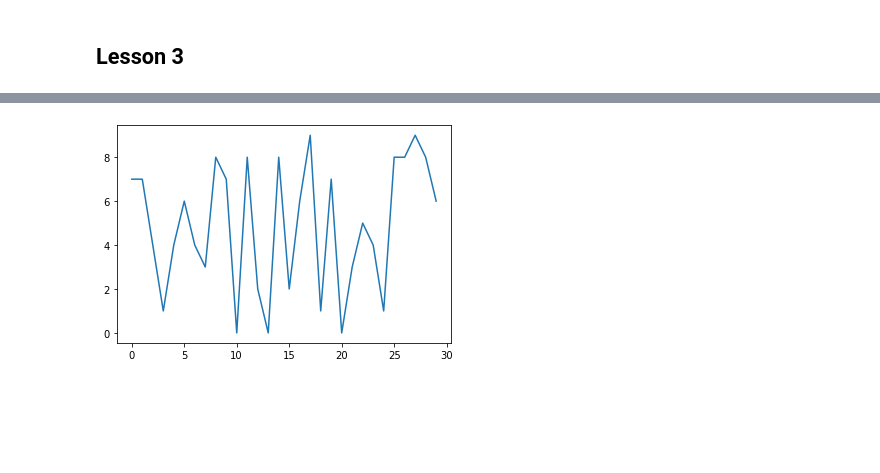
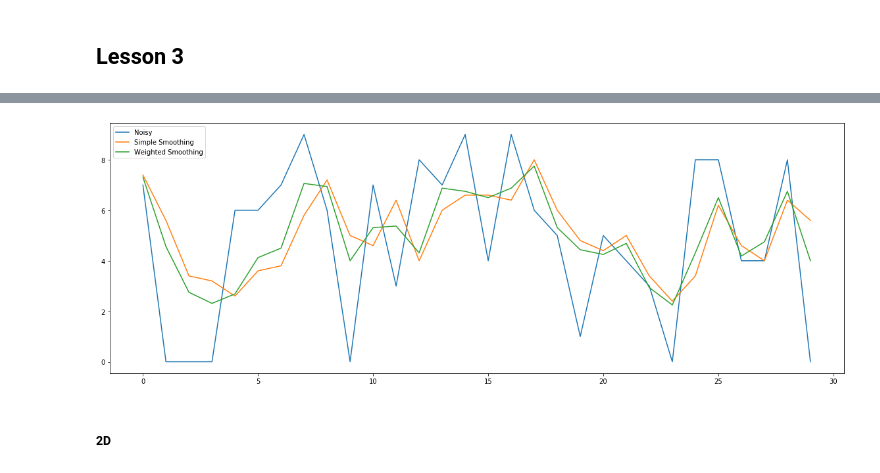
Before and after one commit to grant-king/ML_progress, a Jupyter notebook: ICV_challenges/IntroCV_notes.ipynb, the cells around one changed output, grey strips where cells are left out. Saved outputs shown, nothing was run; the diff lists cells and outputs as text; code cells hidden in the pictures; blank space fills up the shorter version.

```diff
--- a/ICV_challenges/IntroCV_notes.ipynb
+++ b/ICV_challenges/IntroCV_notes.ipynb
@@ -123,11 +124,34 @@ _ = [ax.set_axis_off() for ax in [sp1, sp2, sp3]]
-# %%
-#noisy values
-values = np.random.randint(0, 10, 30)
-fig = plt.plot(range(values.size), values)
-
-#uniform moving average to smooth noise, weights 0111110
-
-
-#weighted moving average to smooth noise, weights 0146410
-# %% [output]
-[figure, removed]
+# %%
+#noisy values
+values = np.random.randint(0, 10, 34)
+
+#uniform moving average to smooth noise, weights 0111110
+simple_ma = [value for value in values[:2]]
+for idx, value in enumerate(values[2:-2]):
+    simple_ma.append((values[idx - 2] + values[idx - 1] + value + values[idx + 1] + values[idx + 1])/5)
+
+_ = [simple_ma.append(value) for value in values[-2:]]
+
+#weighted moving average to smooth noise, weights 0146410
+weighted_ma = [value for value in values[:2]]
+for idx, value in enumerate(values[2:-2]):
+    weighted_ma.append((values[idx - 2] + (values[idx - 1] * 4) + (value * 6) + (values[idx + 1] * 4) + values[idx + 1])/16)
+
+_ = [weighted_ma.append(value) for value in values[-2:]]
+
+#trim equivalent ends
+values = values[2:-2]
+simple_ma = simple_ma[2:-2]
+weighted_ma = weighted_ma[2:-2]
+
+plt.figure(figsize=[20, 7])
+_ = plt.plot(range(values.size), values, label='Noisy')
+_ = plt.plot(range(values.size), simple_ma, label='Simple Smoothing')
+_ = plt.plot(range(values.size), weighted_ma, label='Weighted Smoothing')
+_ = plt.legend(loc=2)
+
+plt.savefig('smoothing.png')
+# %% [output]
+[figure, added]
+# %% [markdown]
+##### 2D
```
Also changed, not shown: parts of 4 cells of this notebook.
